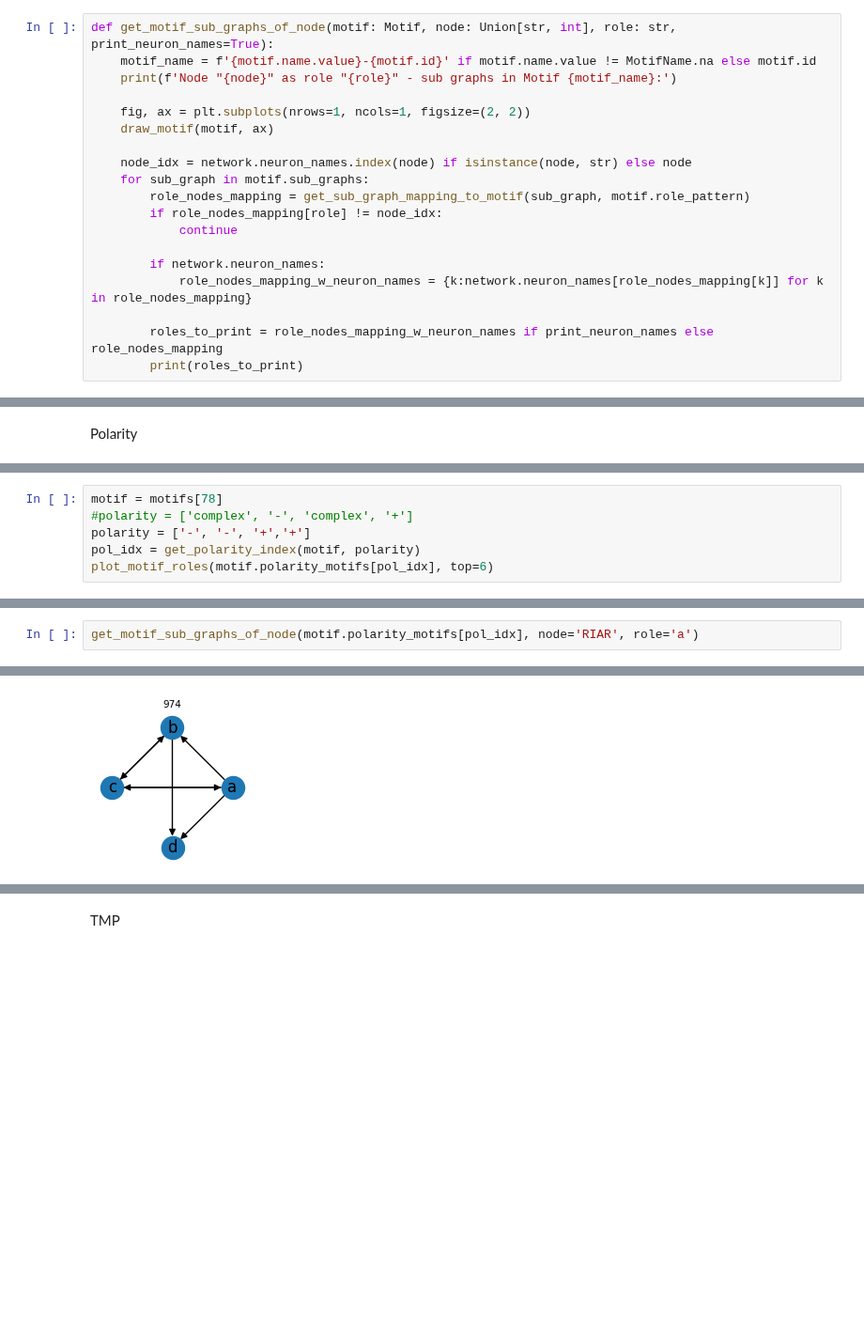
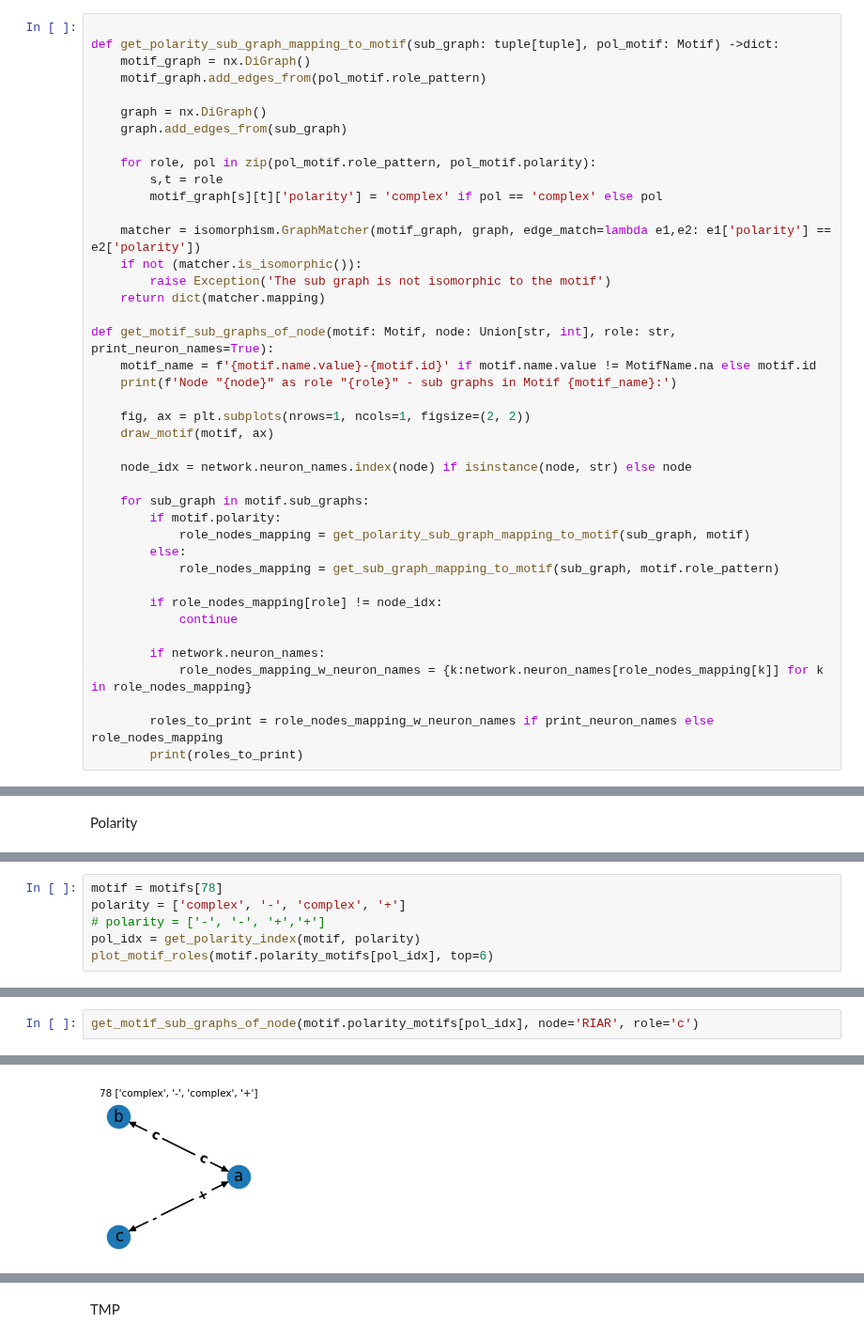
Before and after one commit to deangeckt/network_motifs, a Jupyter notebook: post_motif_analysis/motif_analysis.ipynb, the cells around one changed output, grey strips where cells are left out. Shown at 94% size. Drawn from its saved outputs; the diff is of its cells as text; blank space fills up the shorter version.

Commit message:
subgraphs tuple with polarity + fix mappings bugs

```diff
--- a/post_motif_analysis/motif_analysis.ipynb
+++ b/post_motif_analysis/motif_analysis.ipynb
@@ -162,6 +168,23 @@ def node_properties(node: Union[str, int], top=15):
     ax.bar(list(freq_sorted.keys())[:top], list(freq_sorted.values())[:top])
     # plt.show()
 # %%
+
+def get_polarity_sub_graph_mapping_to_motif(sub_graph: tuple[tuple], pol_motif: Motif) ->dict:
+    motif_graph = nx.DiGraph()
+    motif_graph.add_edges_from(pol_motif.role_pattern)
+
+    graph = nx.DiGraph()
+    graph.add_edges_from(sub_graph)
+
+    for role, pol in zip(pol_motif.role_pattern, pol_motif.polarity):
+        s,t = role
+        motif_graph[s][t]['polarity'] = 'complex' if pol == 'complex' else pol
+
+    matcher = isomorphism.GraphMatcher(motif_graph, graph, edge_match=lambda e1,e2: e1['polarity'] == e2['polarity'])
+    if not (matcher.is_isomorphic()):
+        raise Exception('The sub graph is not isomorphic to the motif')
+    return dict(matcher.mapping)
+
 def get_motif_sub_graphs_of_node(motif: Motif, node: Union[str, int], role: str, print_neuron_names=True):
     motif_name = f'{motif.name.value}-{motif.id}' if motif.name.value != MotifName.na else motif.id
     print(f'Node "{node}" as role "{role}" - sub graphs in Motif {motif_name}:')
@@ -170,8 +193,13 @@ def get_motif_sub_graphs_of_node(motif: Motif, node: Union[str, int], role: str,
     draw_motif(motif, ax)
 
     node_idx = network.neuron_names.index(node) if isinstance(node, str) else node
+
     for sub_graph in motif.sub_graphs:
-        role_nodes_mapping = get_sub_graph_mapping_to_motif(sub_graph, motif.role_pattern)
+        if motif.polarity:
+            role_nodes_mapping = get_polarity_sub_graph_mapping_to_motif(sub_graph, motif)
+        else:
+            role_nodes_mapping = get_sub_graph_mapping_to_motif(sub_graph, motif.role_pattern)
+
         if role_nodes_mapping[role] != node_idx:
             continue
 
@@ -340,7 +377,7 @@ ValueError: need at least one array to concatenate
 # %%
 motif = motifs[78]
-#polarity = ['complex', '-', 'complex', '+']
-polarity = ['-', '-', '+','+']
+polarity = ['complex', '-', 'complex', '+']
+# polarity = ['-', '-', '+','+']
 pol_idx = get_polarity_index(motif, polarity)
 plot_motif_roles(motif.polarity_motifs[pol_idx], top=6)
 # %% [output]
@@ -348,3 +386,3 @@ ValueError: ['-', '-', '+', '+'] is not in list
 # %%
-get_motif_sub_graphs_of_node(motif.polarity_motifs[pol_idx], node='RIAR', role='a')
+get_motif_sub_graphs_of_node(motif.polarity_motifs[pol_idx], node='RIAR', role='c')
 # %% [output]
@@ -352,4 +395,4 @@ Node "RIAR" as role "a" - sub graphs in Motif 974:
-[figure, old version]
+[figure, new version]
 # %%
 draw_sub_graph(['RMDL', 'RIAL', 'RIAR', 'SMDDL'])
 # %% [output]
```
Also changed, not shown: parts of 12 cells of this notebook, 15 other files.
